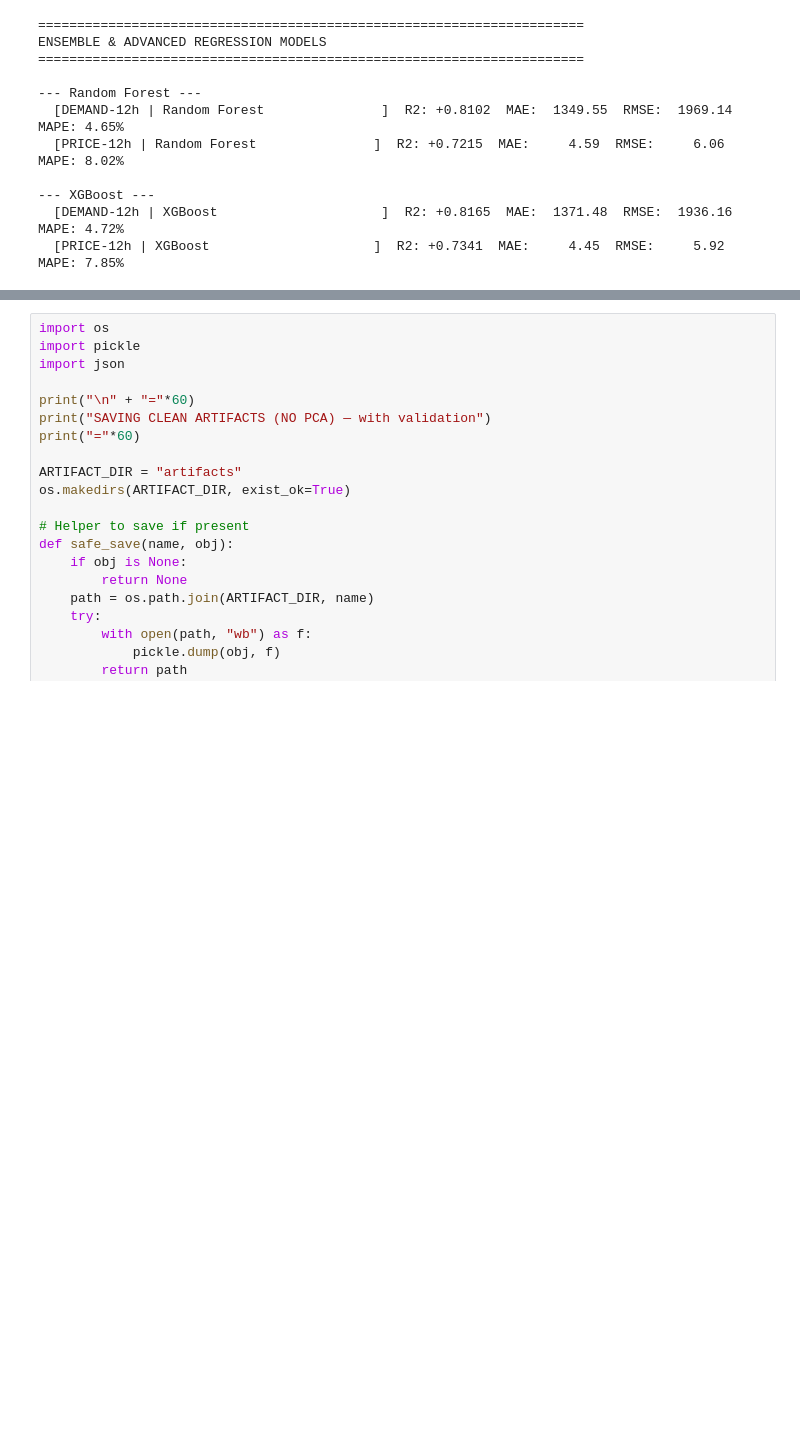
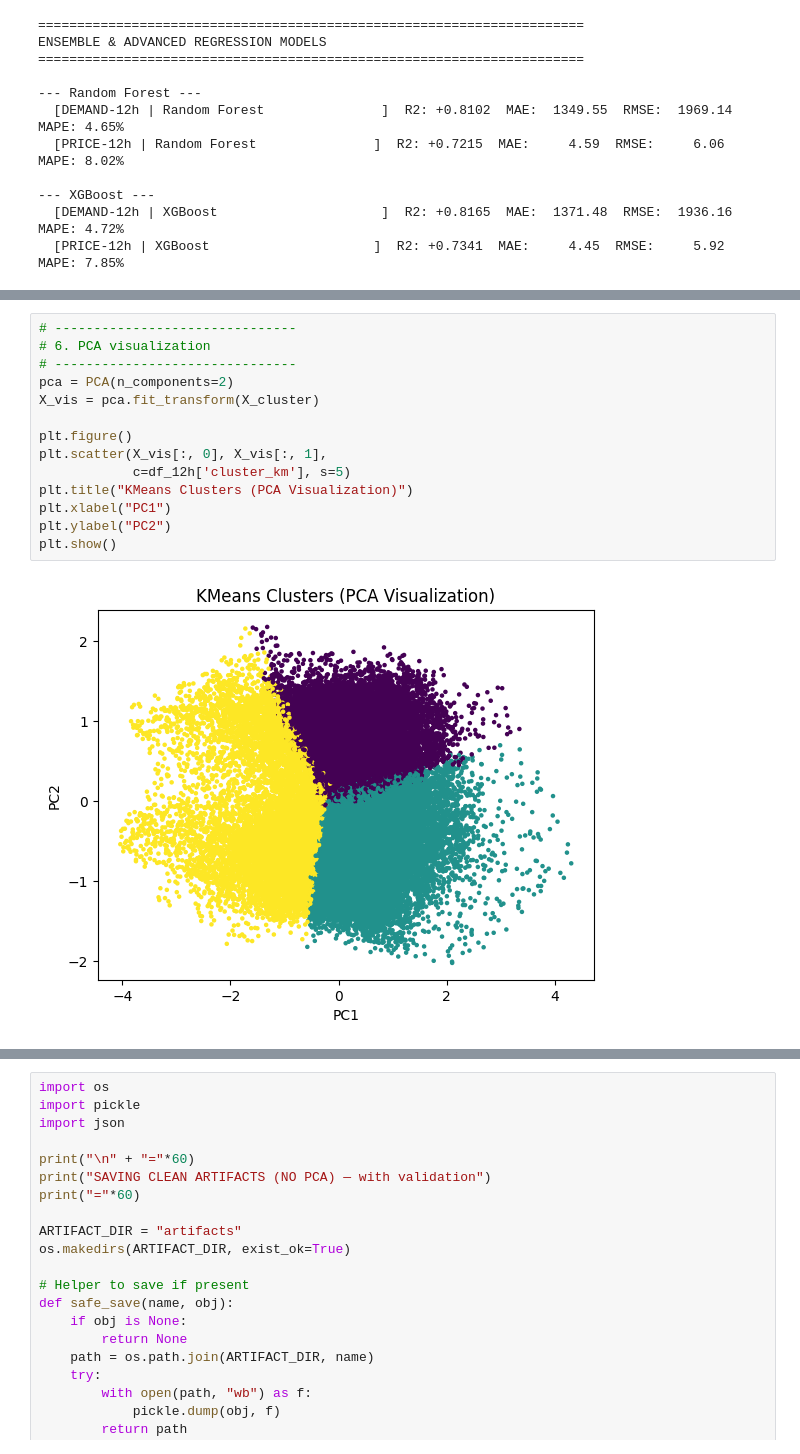
Before and after one commit to UrooshMaryam06/Mental_Digital_Twin, a Jupyter notebook: colab_modeltraining_v4.ipynb, the cells around one changed output, grey strips where cells are left out. Drawn from its saved outputs; the diff is of its cells as text; blank space fills up the shorter version.

```diff
--- a/colab_modeltraining_v4.ipynb
+++ b/colab_modeltraining_v4.ipynb
@@ -610,3 +433,19 @@ Cluster labeling done (for interpretation).
+# %%
+# -------------------------------
+# 6. PCA visualization
+# -------------------------------
+pca = PCA(n_components=2)
+X_vis = pca.fit_transform(X_cluster)
+
+plt.figure()
+plt.scatter(X_vis[:, 0], X_vis[:, 1],
+            c=df_12h['cluster_km'], s=5)
+plt.title("KMeans Clusters (PCA Visualization)")
+plt.xlabel("PC1")
+plt.ylabel("PC2")
+plt.show()
+# %% [output]
+[figure, added]
 # %%
 # ======================================================
 # CLASSIFICATION FROM REGRESSION OUTPUTS + DIRECT CLASSIFIERS (UPDATED)
```
Also changed, not shown: parts of 10 cells of this notebook, 13 other files.
